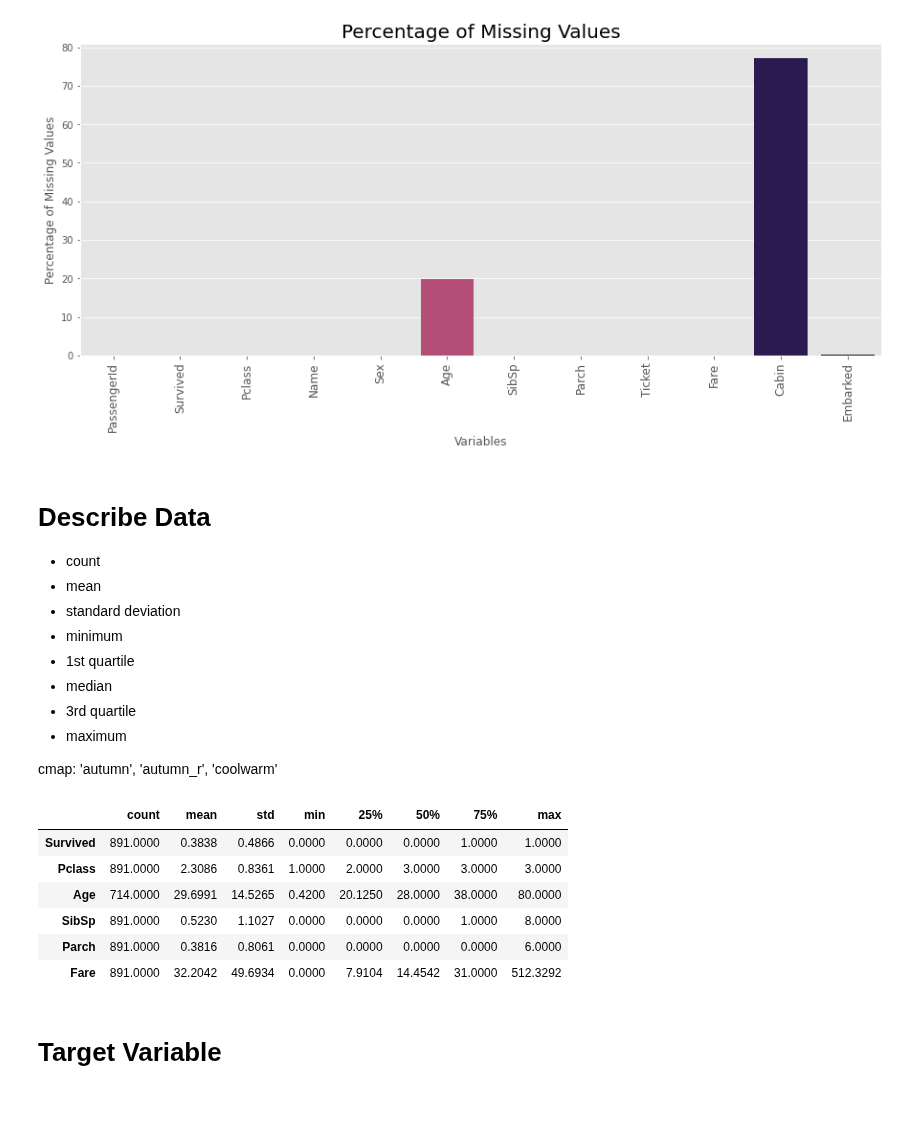
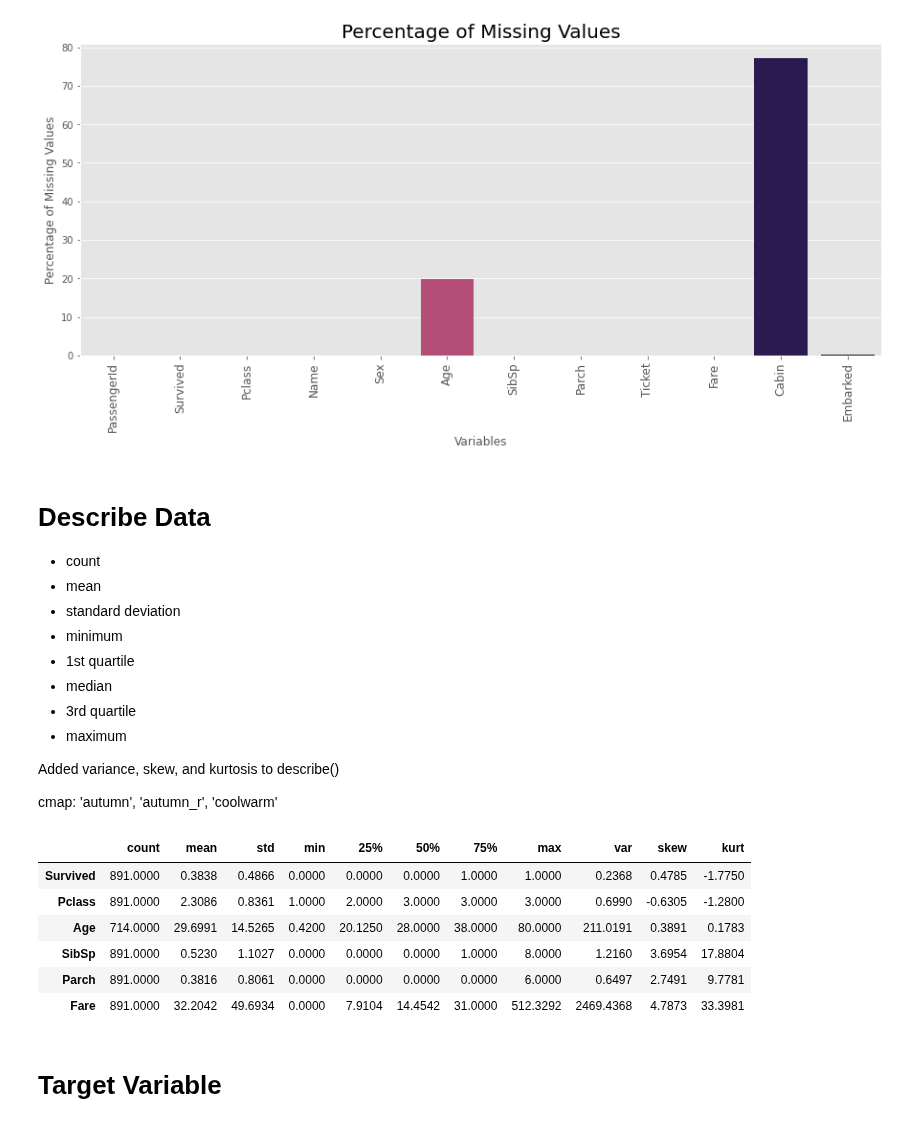
Before and after one commit to melling/ml-kaggle-titanic, a Jupyter notebook: titanic-eda01-biased-outliers.ipynb, the cells around one changed output. Drawn from its saved outputs; the diff is of its cells as text; code cells hidden in the pictures.

```diff
--- a/titanic-eda01-biased-outliers.ipynb
+++ b/titanic-eda01-biased-outliers.ipynb
@@ -153,6 +153,10 @@ plt.rcParams["figure.figsize"] = (12, 8) # Default figure size
 ## Library
 
 Create a library of reusable functions.
+# %%
+def check_skew(df):
+    skew = df.skew(skipna=True).sort_values(ascending=False)
+    print(skew)
 # %%
 def read_data(path, analyze=True):
     data_dir = Path(path)
@@ -172,6 +176,8 @@ def read_data(path, analyze=True):
         display(train.columns)
         print("\n=== Features/Explanatory Variables ===\n")
         eval_features(train)
+        print("\n === Skewness ===\n")
+        check_skew(train)
     return train, test, submission_df
 # %% [markdown]
 ## EDA Library
@@ -401,18 +412,26 @@ plt.show();
 - 3rd quartile
 - maximum
 
+Added variance, skew, and kurtosis to describe()
+
 cmap: 'autumn', 'autumn_r', 'coolwarm'
 # %%
 X = train.drop(["PassengerId"], axis=1) # Remove row id
-X.describe().transpose().style.background_gradient(cmap='coolwarm').set_precision(4)
+
+# X.describe().transpose().style.background_gradient(cmap='coolwarm').set_precision(4)
+desc = X.describe()
+desc.loc['var'] = X.var().tolist()
+desc.loc['skew'] = X.skew().tolist()
+desc.loc['kurt'] = X.kurtosis().tolist()
+desc.transpose().style.background_gradient(cmap='coolwarm').set_precision(4)
 # %% [output]
-|  | count | mean | std | min | 25% | 50% | 75% | max |
-| Survived | 891.0000 | 0.3838 | 0.4866 | 0.0000 | 0.0000 | 0.0000 | 1.0000 | 1.0000 |
-| Pclass | 891.0000 | 2.3086 | 0.8361 | 1.0000 | 2.0000 | 3.0000 | 3.0000 | 3.0000 |
-| Age | 714.0000 | 29.6991 | 14.5265 | 0.4200 | 20.1250 | 28.0000 | 38.0000 | 80.0000 |
-| SibSp | 891.0000 | 0.5230 | 1.1027 | 0.0000 | 0.0000 | 0.0000 | 1.0000 | 8.0000 |
-| Parch | 891.0000 | 0.3816 | 0.8061 | 0.0000 | 0.0000 | 0.0000 | 0.0000 | 6.0000 |
-| Fare | 891.0000 | 32.2042 | 49.6934 | 0.0000 | 7.9104 | 14.4542 | 31.0000 | 512.3292 |
+|  | count | mean | std | min | 25% | 50% | 75% | max | var | skew | kurt |
+| Survived | 891.0000 | 0.3838 | 0.4866 | 0.0000 | 0.0000 | 0.0000 | 1.0000 | 1.0000 | 0.2368 | 0.4785 | -1.7750 |
+| Pclass | 891.0000 | 2.3086 | 0.8361 | 1.0000 | 2.0000 | 3.0000 | 3.0000 | 3.0000 | 0.6990 | -0.6305 | -1.2800 |
+| Age | 714.0000 | 29.6991 | 14.5265 | 0.4200 | 20.1250 | 28.0000 | 38.0000 | 80.0000 | 211.0191 | 0.3891 | 0.1783 |
+| SibSp | 891.0000 | 0.5230 | 1.1027 | 0.0000 | 0.0000 | 0.0000 | 1.0000 | 8.0000 | 1.2160 | 3.6954 | 17.8804 |
+| Parch | 891.0000 | 0.3816 | 0.8061 | 0.0000 | 0.0000 | 0.0000 | 0.0000 | 6.0000 | 0.6497 | 2.7491 | 9.7781 |
+| Fare | 891.0000 | 32.2042 | 49.6934 | 0.0000 | 7.9104 | 14.4542 | 31.0000 | 512.3292 | 2469.4368 | 4.7873 | 33.3981 |
 # %% [markdown]
 # Target Variable
 # %%
```
Also changed, not shown: parts of 5 cells of this notebook.
